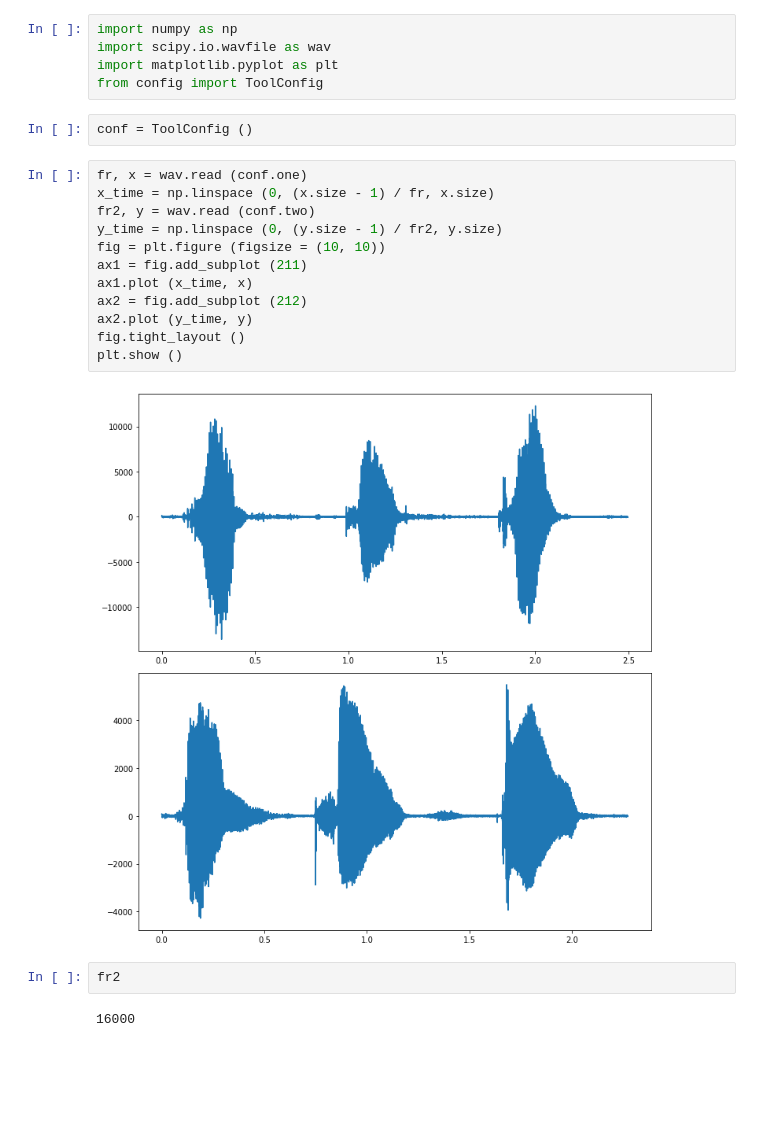
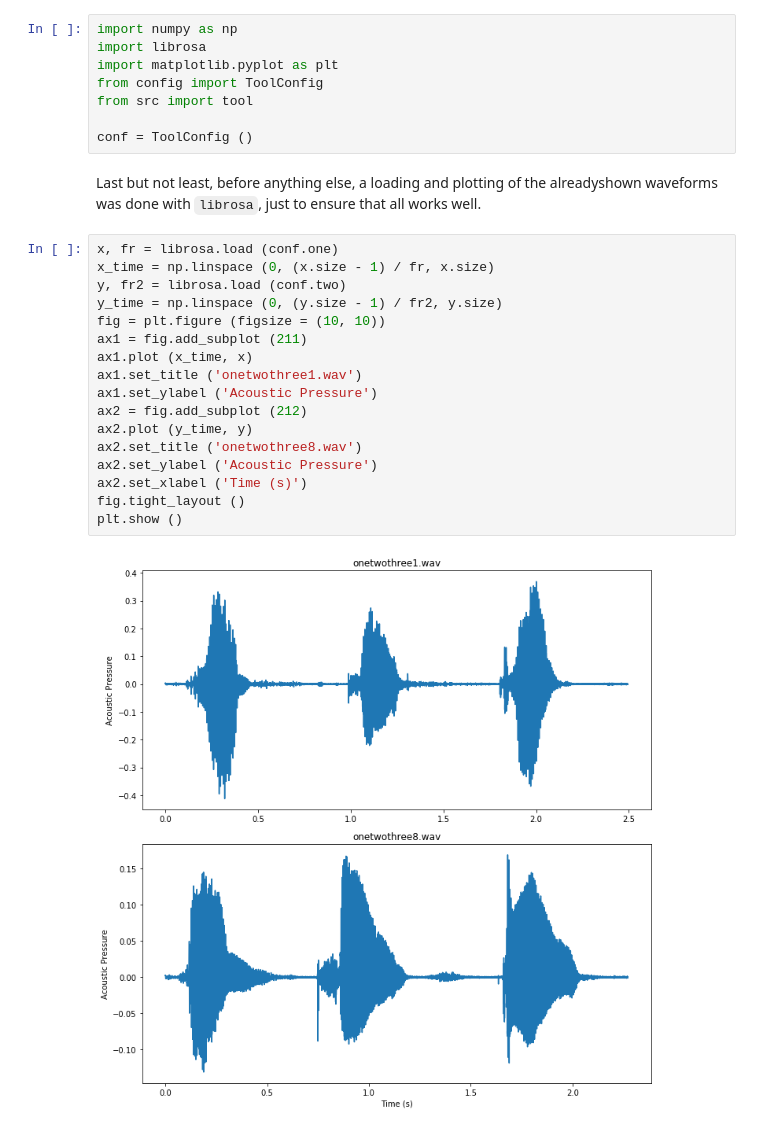
Before and after one commit to kotskon/patrec19, a Jupyter notebook: labTwo/lab2Report.ipynb, the cells around one changed output. Cells and saved outputs as stored; diff of their text form; blank space fills up the shorter version.

````diff
--- a/labTwo/lab2Report.ipynb
+++ b/labTwo/lab2Report.ipynb
@@ -52,25 +69,29 @@ The following data were then collected:
 # %%
 import numpy as np
-import scipy.io.wavfile as wav
+import librosa
 import matplotlib.pyplot as plt
 from config import ToolConfig
+from src import tool
+
+conf = ToolConfig ()
-# %%
-conf = ToolConfig ()
+# %% [markdown]
+Last but not least, before anything else, a loading and plotting of the alreadyshown waveforms was done with ```librosa```, just to ensure that all works well.
 # %%
-fr, x = wav.read (conf.one)
+x, fr = librosa.load (conf.one)
 x_time = np.linspace (0, (x.size - 1) / fr, x.size)
-fr2, y = wav.read (conf.two)
+y, fr2 = librosa.load (conf.two)
 y_time = np.linspace (0, (y.size - 1) / fr2, y.size)
 fig = plt.figure (figsize = (10, 10))
 ax1 = fig.add_subplot (211)
 ax1.plot (x_time, x)
+ax1.set_title ('onetwothree1.wav')
+ax1.set_ylabel ('Acoustic Pressure')
 ax2 = fig.add_subplot (212)
 ax2.plot (y_time, y)
+ax2.set_title ('onetwothree8.wav')
+ax2.set_ylabel ('Acoustic Pressure')
+ax2.set_xlabel ('Time (s)')
 fig.tight_layout ()
 plt.show ()
 # %% [output]
-[figure, old version]
+[figure, new version]
-# %%
-fr2
-# %% [output]
-16000
````
Also changed, not shown: parts of 5 cells of this notebook, 4 other files.
